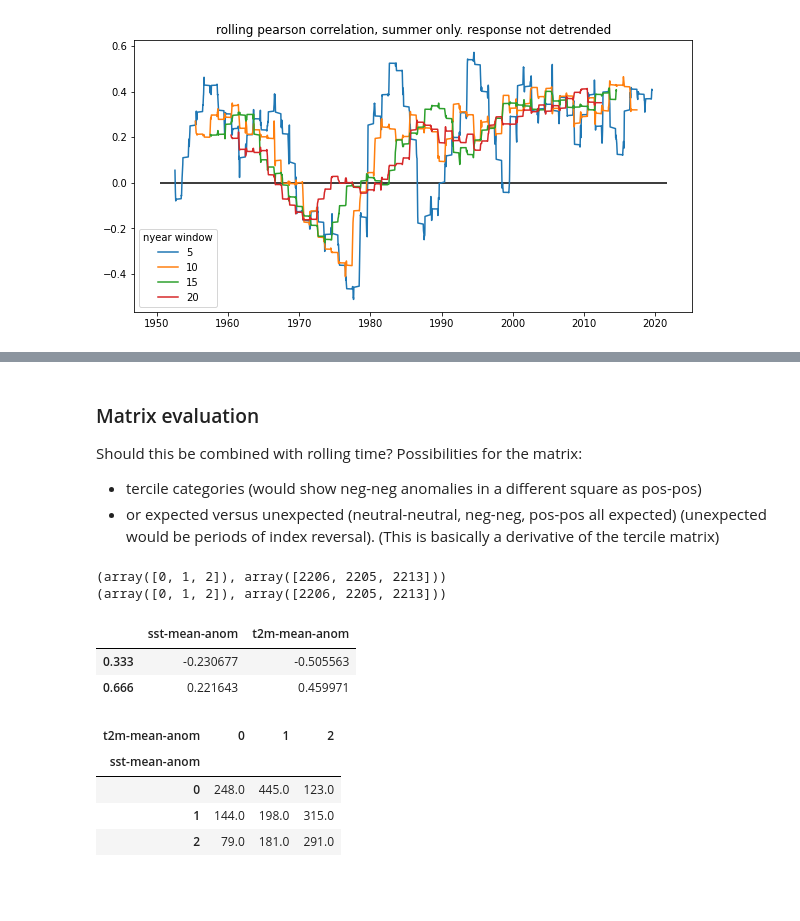
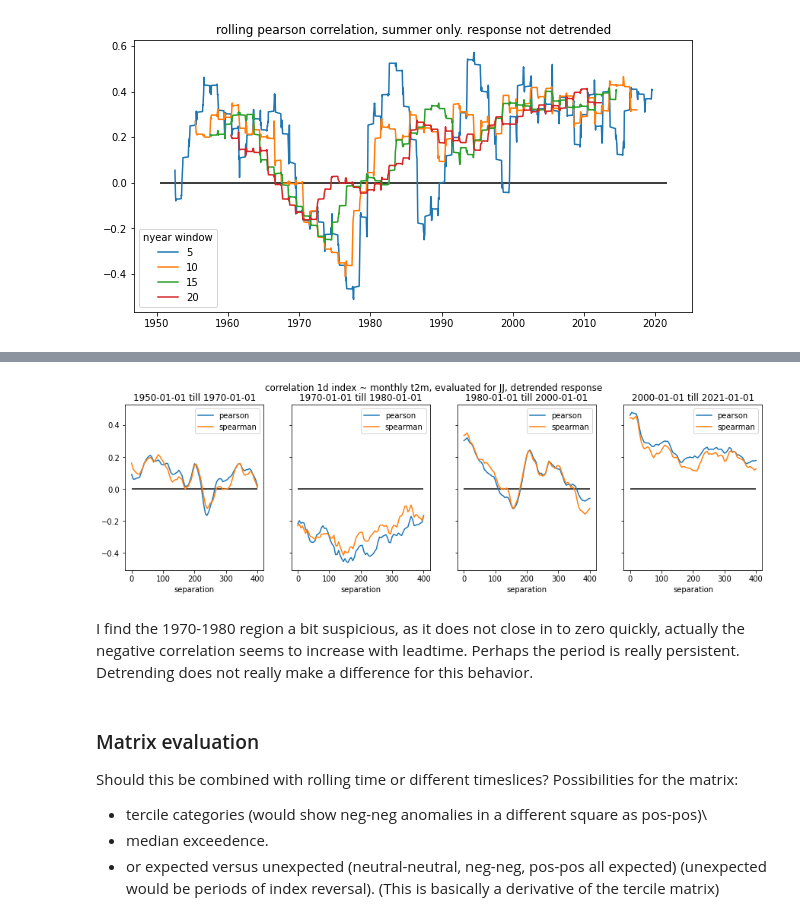
Before and after one commit to chiemvs/telegates, a Jupyter notebook: Explore.ipynb, the cells around one changed output, grey strips where cells are left out. Cells and saved outputs as stored; diff of their text form; code cells hidden in the pictures; blank space fills up the shorter version.

```diff
--- a/Explore.ipynb
+++ b/Explore.ipynb
@@ -462,5 +564,24 @@ How does this behave for spring?? SST index shows enhanced variability in spring
+# %%
+fig,axes = plt.subplots(ncols = len(timeslices), sharey=True, figsize = (15,4))
+for i, sl in enumerate(timeslices):
+    correlation = correlations[i]
+    ax = axes[i]
+    for cor in correlation.columns:
+        ax.plot(correlation.index, correlation[cor], label = cor)
+    ax.legend()
+    ax.set_title(f'{sl.start} till {sl.stop}')
+    ax.set_xlabel('separation')
+    ax.hlines(0,min(separations),max(separations))
+fig.suptitle('correlation 1d index ~ monthly t2m, evaluated for JJ, detrended response')
+plt.show()
+# %% [output]
+[figure, added]
+# %% [markdown]
+I find the 1970-1980 region a bit suspicious, as it does not close in to zero quickly, actually the negative correlation seems to increase with leadtime. Perhaps the period is really persistent.
+Detrending does not really make a difference for this behavior.
 # %% [markdown]
 ### Matrix evaluation
-Should this be combined with rolling time? Possibilities for the matrix:
-* tercile categories (would show neg-neg anomalies in a different square as pos-pos)
+Should this be combined with rolling time or different timeslices? Possibilities for the matrix:
+* tercile categories (would show neg-neg anomalies in a different square as pos-pos)\
+* median exceedence.
 * or expected versus unexpected (neutral-neutral, neg-neg, pos-pos all expected) (unexpected would be periods of index reversal). (This is basically a derivative of the tercile matrix)
@@ -472,9 +587,0 @@ quantiles = combined.quantile([0.333,0.666])
-# %%
-# larger = combined.values[:,:,np.newaxis] > quantiles.T.values # (nsamples, variables, tercile boundaries)
-which_tercile = combined.copy()
-for var in combined.columns:
-    which_tercile[var] = np.digitize(combined[var], quantiles[var])
-    print(np.unique(which_tercile[var], return_counts = True))
-# %% [output]
-(array([0, 1, 2]), array([2206, 2205, 2213]))
-(array([0, 1, 2]), array([2206, 2205, 2213]))
@@ -490,6 +587,0 @@ def count_combinations(tercile_array):
-# %%
-quantiles
-# %% [output]
-|  | sst-mean-anom | t2m-mean-anom |
-| 0.333 | -0.230677 | -0.505563 |
-| 0.666 | 0.221643 | 0.459971 |
@@ -498,8 +587,0 @@ counts = count_combinations(which_tercile.loc[slice('2000-01-01',None),:])
-# %%
-counts
-# %% [output]
-| t2m-mean-anom | 0 | 1 | 2 |
-| sst-mean-anom |  |  |  |
-| 0 | 248.0 | 445.0 | 123.0 |
-| 1 | 144.0 | 198.0 | 315.0 |
-| 2 | 79.0 | 181.0 | 291.0 |
```
Also changed, not shown: parts of 27 cells of this notebook.
